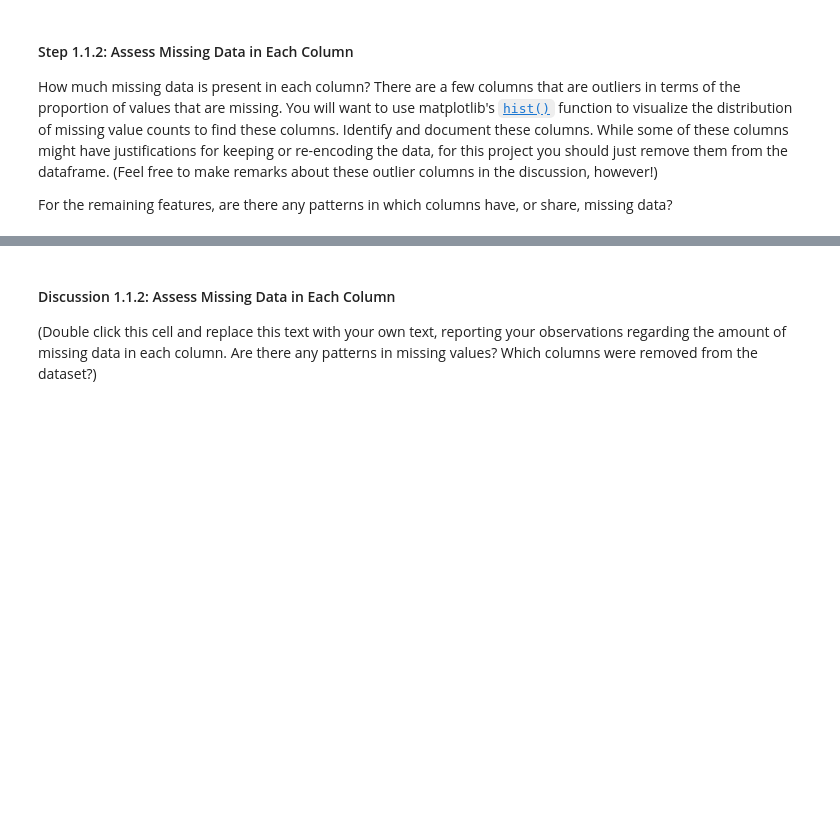
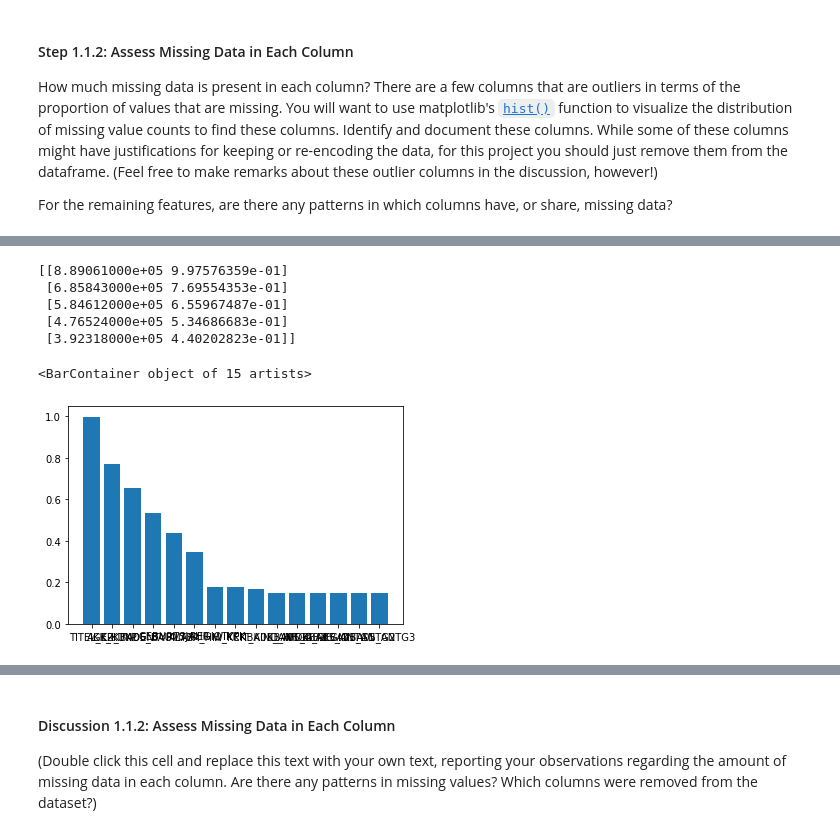
Before and after one commit to vasilkosturski/udacity-ml-intro, a Jupyter notebook: unsupervised-learning/creating-customer-segments/Identify_Customer_Segments.ipynb, the cells around one changed output, grey strips where cells are left out. Saved outputs shown, nothing was run; the diff lists cells and outputs as text; code cells hidden in the pictures; blank space fills up the shorter version.

Commit message:
Customer Segments - columns leanup wip

```diff
--- a/unsupervised-learning/creating-customer-segments/Identify_Customer_Segments.ipynb
+++ b/unsupervised-learning/creating-customer-segments/Identify_Customer_Segments.ipynb
@@ -147,6 +83,7 @@ missing_vals['nan_vals'] = missing_vals.apply(lambda x: [int(i) if is_int(i) ==
-# %%
-for column in azdias.columns:
-    # Get index 0 of missing_vals.loc[column] to get actual array
-    azdias[column] = azdias[column].replace(missing_vals.loc[column][0], np.nan)
-
-# TODO check if all looks good until here
+# %%
+def get_missing_vals():
+    cols_with_missing_vals_count = azdias.isnull().sum()[azdias.isnull().sum() > 0].sort_values(ascending=False)
+    df = cols_with_missing_vals_count.to_frame()
+    df.columns = ["count"]
+    df["fraction"] = df["count"] / azdias.shape[0]
+    return df
@@ -156,3 +150,6 @@ for column in azdias.columns:
 How much missing data is present in each column? There are a few columns that are outliers in terms of the proportion of values that are missing. You will want to use matplotlib's [`hist()`](https://matplotlib.org/api/_as_gen/matplotlib.pyplot.hist.html) function to visualize the distribution of missing value counts to find these columns. Identify and document these columns. While some of these columns might have justifications for keeping or re-encoding the data, for this project you should just remove them from the dataframe. (Feel free to make remarks about these outlier columns in the discussion, however!)
 
 For the remaining features, are there any patterns in which columns have, or share, missing data?
+# %%
+missing_vals = get_missing_vals()
+display(missing_vals[:15])
@@ -158,0 +173,15 @@ For the remaining features, are there any patterns in which columns have, or sha
+# %%
+print(missing_vals.values[:5])
+# %% [output]
+[[8.89061000e+05 9.97576359e-01]
+ [6.85843000e+05 7.69554353e-01]
+ [5.84612000e+05 6.55967487e-01]
+ [4.76524000e+05 5.34686683e-01]
+ [3.92318000e+05 4.40202823e-01]]
+# %%
+x = missing_vals.index[:15]
+cols = missing_vals.values[:15][:,1]
+plt.bar(x, cols)
+# %% [output]
+<BarContainer object of 15 artists>
+[figure, added]
```
Also changed, not shown: parts of 35 cells of this notebook.
